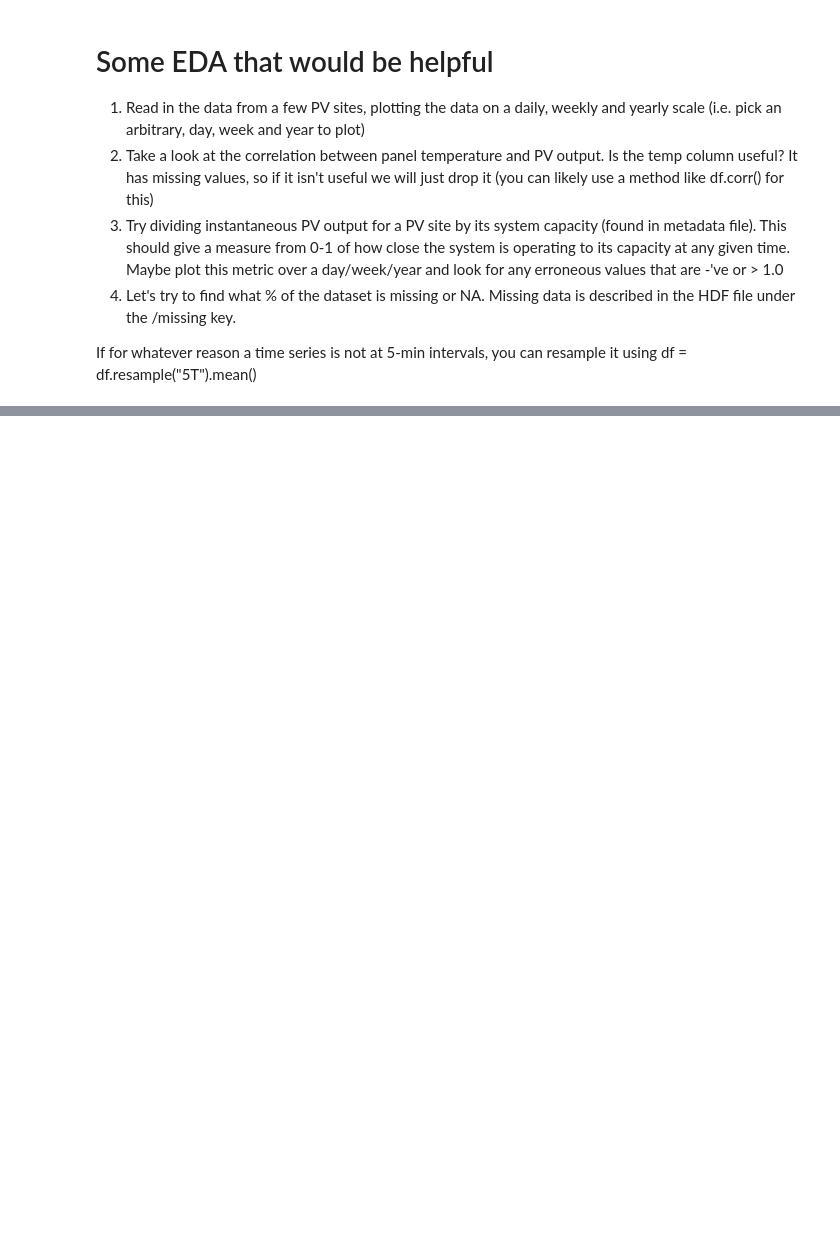
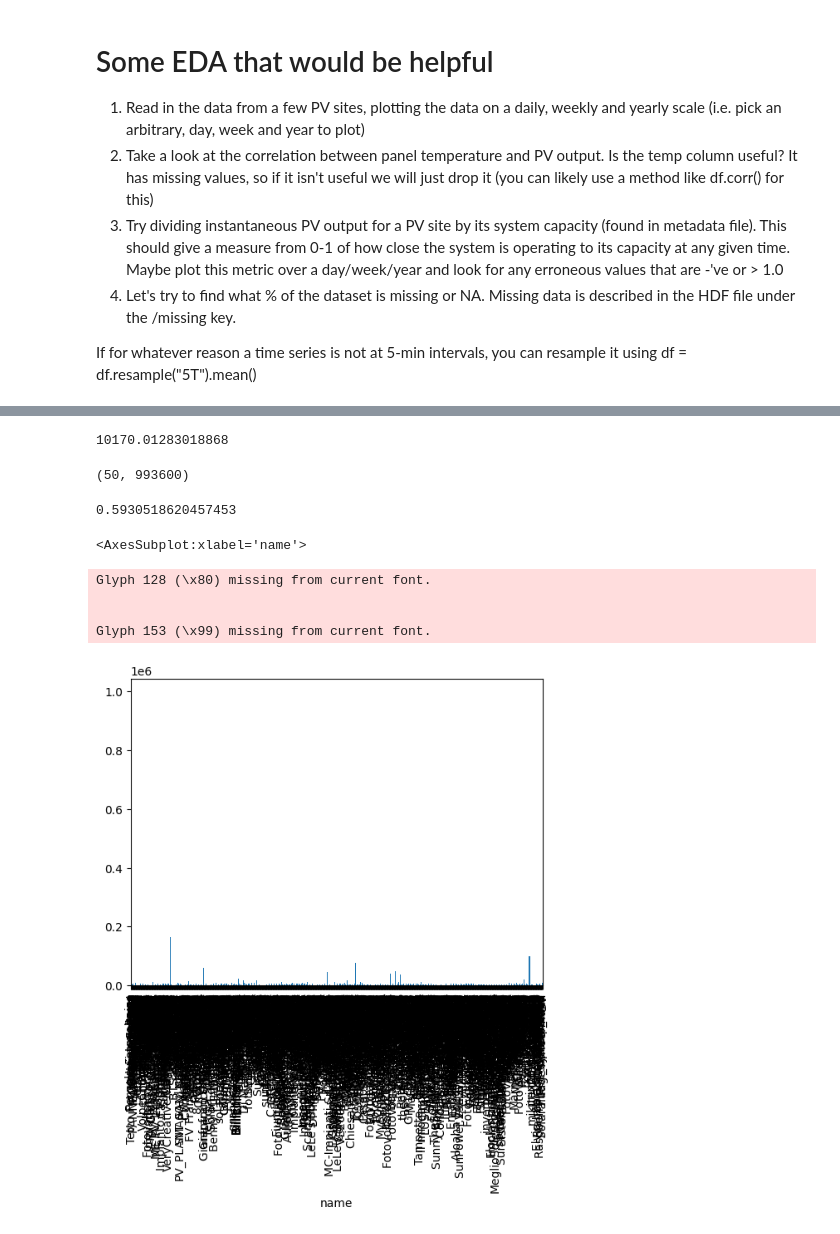
Before and after one commit to WAT-ai/open-climate-fix-project, a Jupyter notebook: eda/pv_eda.ipynb, the cells around one changed output, grey strips where cells are left out. Cells and saved outputs as stored; diff of their text form; code cells hidden in the pictures; blank space fills up the shorter version.

```diff
--- a/eda/pv_eda.ipynb
+++ b/eda/pv_eda.ipynb
@@ -1,11 +1,38 @@
 # %% [markdown]
 This notebook uses utility functions from utils.pv_utils to read in and preprocess the pv data for eda. To run this notebook, first change the filepath to a location on your machine.
 # %%
-from utils.pv_utils import read_files
+from math import e
+from matplotlib import pyplot as plt
+
+import os
 import pandas as pd
 import numpy as np
 import plotly.graph_objects as go
+import plotly.io as pio
 import logging
 logging.basicConfig(level=logging.INFO)
 
-FILEPATH = '/Users/carterdemars/Desktop/pv_data_italy'
+pio.renderers.default = "vscode"
+FILEPATH = './../data'
+# %%
+def read_files(path: str):
+    """
+    Reads in hdf5 file and two metadata csvs from local given a path. The csvs are returned as dataframes.
+    """
+    if not os.path.exists(path):
+        raise FileNotFoundError('file path does not exist')
+
+    file_info = ['', None, None]
+
+    for file in os.listdir(path):
+
+        if file.endswith('.hdf'):
+            file_info[0] = path + '/' + file
+
+        elif file.endswith('.csv'):
+            if 'metadata' in file:
+                file_info[1] = pd.read_csv(path + '/' + file, index_col=1)
+            else:
+                file_info[2] = pd.read_csv(path + '/' + file, index_col=0)
+
+    return file_info
@@ -214,0 +335,13 @@ If for whatever reason a time series is not at 5-min intervals, you can resample
+# %%
+mean = metadata_df['system_DC_capacity_W'].mean()
+
+print(mean)
+# %% [output]
+10170.01283018868
+# %%
+max_value = metadata_df['system_DC_capacity_W'].max()
+min_value = metadata_df['system_DC_capacity_W'].min()
+
+min_value, max_value
+# %% [output]
+(50, 993600)
@@ -214,0 +355,13 @@ If for whatever reason a time series is not at 5-min intervals, you can resample
+# %%
+print(sigmoid(14000))
+# %% [output]
+0.5930518620457453
+# %%
+metadata_df['system_DC_capacity_W'].plot.bar()
+# %% [output]
+<AxesSubplot:xlabel='name'>
+Glyph 128 (\x80) missing from current font.
+
+
+Glyph 153 (\x99) missing from current font.
+[figure, added]
```
Also changed, not shown: parts of 26 cells of this notebook, 2 other files.
